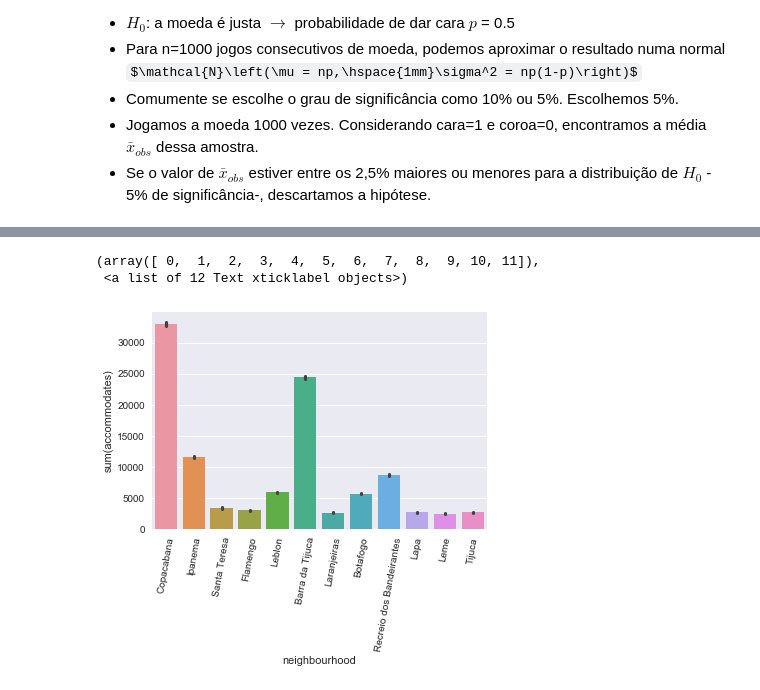
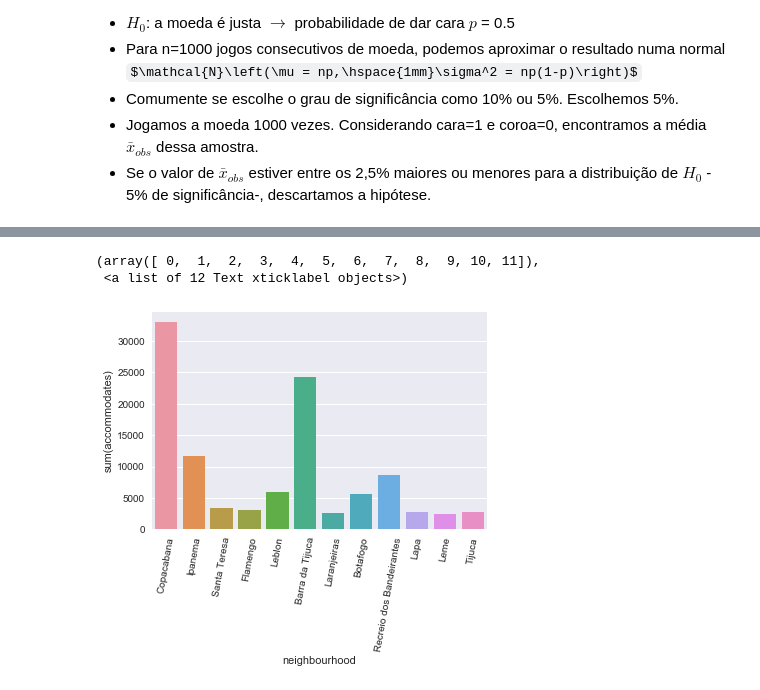
Before and after one commit to franciscodefaria/PythonBasico, a Jupyter notebook: Aula2/Aula2.ipynb, the cells around one changed output, grey strips where cells are left out. Cells and saved outputs as stored; diff of their text form; code cells hidden in the pictures; some formulas as TeX source.

```diff
--- a/Aula2/Aula2.ipynb
+++ b/Aula2/Aula2.ipynb
@@ -75,4 +116,5 @@ plt.xticks(rotation=80)
 # %%
+df2=df2[df2.beds<20]
 sns.regplot(x=df2["beds"], y=df2["accommodates"], fit_reg=False)
 # %% [output]
 <matplotlib.axes._subplots.AxesSubplot at 0x...>
@@ -348,7 +432,7 @@ plt.xticks(rotation=50)
 # %%
-sns.barplot(x=df2.neighbourhood, y=df2.accommodates, estimator=sum, ci=80)
+sns.barplot(x=df2.neighbourhood, y=df2.accommodates, estimator=sum, ci=None)
 plt.xticks(rotation=80)
 # %% [output]
 (array([ 0,  1,  2,  3,  4,  5,  6,  7,  8,  9, 10, 11]),
  <a list of 12 Text xticklabel objects>)
-[figure, old version]
+[figure, new version]
```
Also changed, not shown: parts of 40 cells of this notebook, 4 other files.
